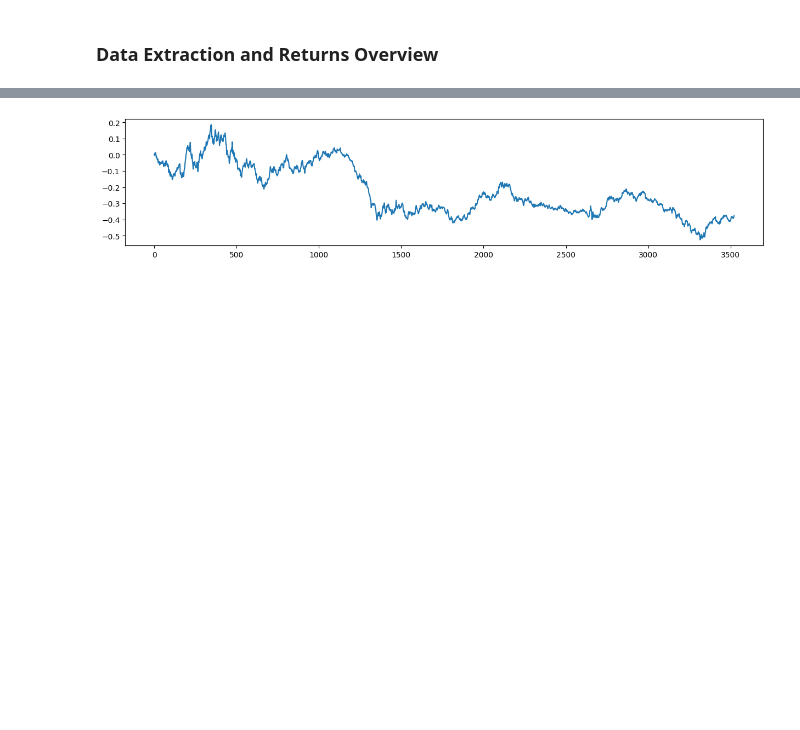
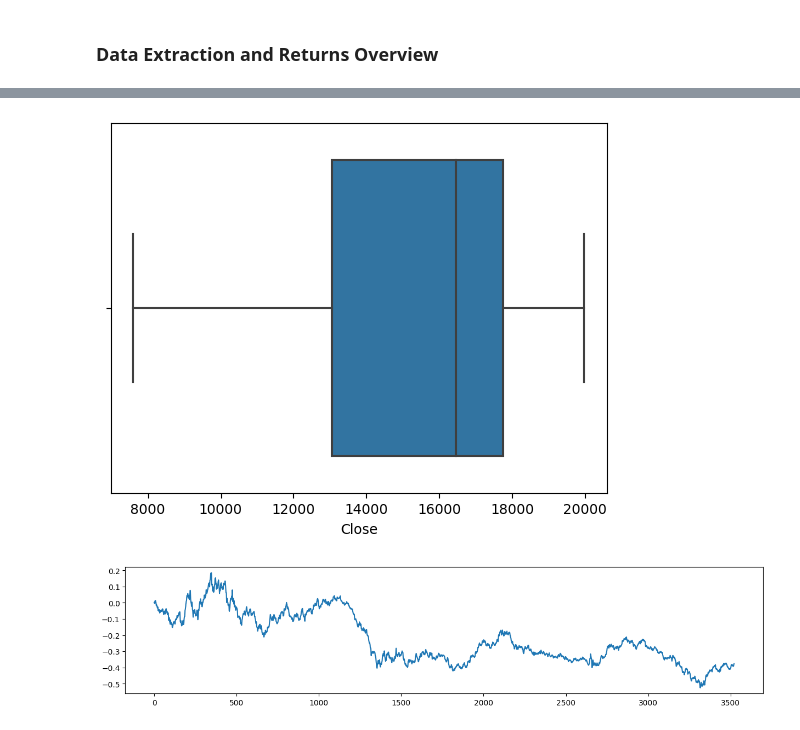
Before and after one commit to vvvipindsm/angle_one_algp, a Jupyter notebook: MY_OWN/LoadingNdRun/OneTimeSetup/1-Data-Preprocessing-Copy1.ipynb, the cells around one changed output, grey strips where cells are left out. Saved outputs shown, nothing was run; the diff lists cells and outputs as text; code cells hidden in the pictures; blank space fills up the shorter version.

```diff
--- a/MY_OWN/LoadingNdRun/OneTimeSetup/1-Data-Preprocessing-Copy1.ipynb
+++ b/MY_OWN/LoadingNdRun/OneTimeSetup/1-Data-Preprocessing-Copy1.ipynb
@@ -42,3 +43,8 @@ df.head()
+# %%
+sns.boxplot(x='Close' ,data=df)
+plt.show()
+# %% [output]
+[figure, added]
 # %%
 # Benchmark Returns Profile
 fig = plt.figure(figsize = (15, 3))
```
Also changed, not shown: parts of 2 cells of this notebook, 37 other files.
